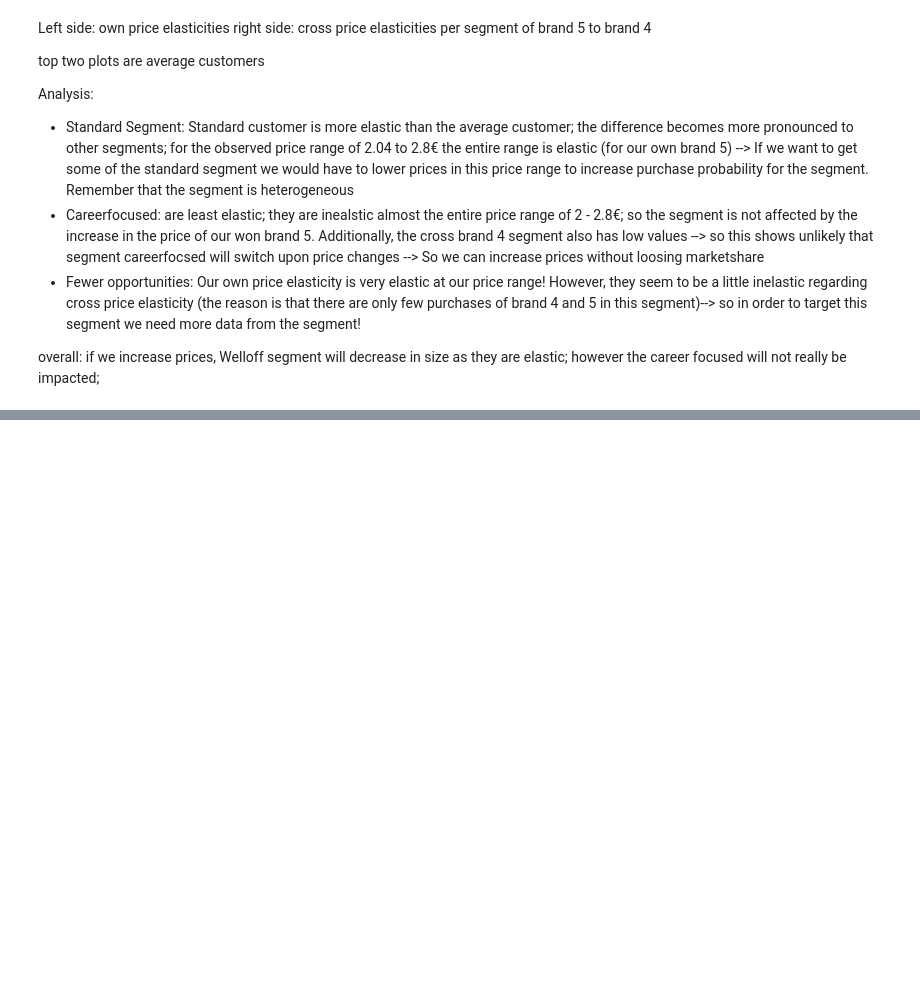
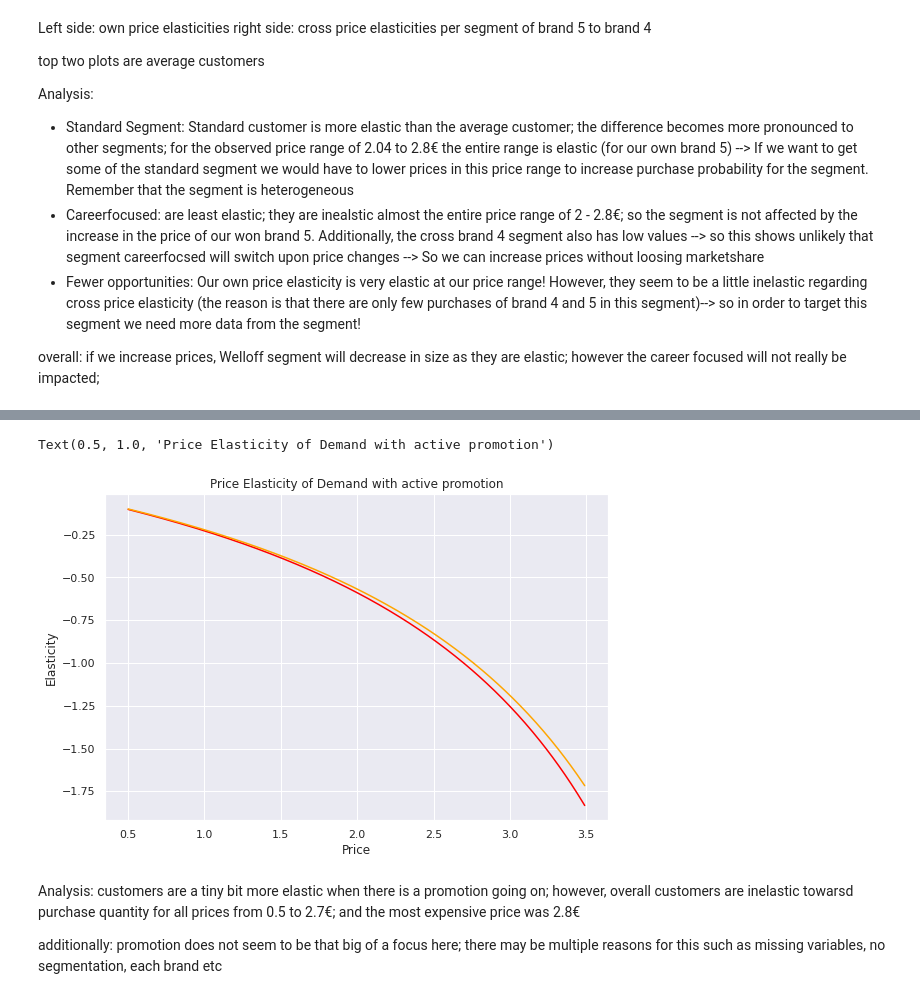
Before and after one commit to AngeloBarisano/customer_analysis_course, a Jupyter notebook: notebooks/Customer_analytics_predictive_analysis.ipynb, the cells around one changed output, grey strips where cells are left out. Cells and saved outputs as stored; diff of their text form; code cells hidden in the pictures; blank space fills up the shorter version.

```diff
--- a/notebooks/Customer_analytics_predictive_analysis.ipynb
+++ b/notebooks/Customer_analytics_predictive_analysis.ipynb
@@ -1515,0 +1669,16 @@ overall: if we increase prices, Welloff segment will decrease in size as they ar
+# %%
+# now calcualte the elasticity with inactive promotion
+# 2. promotion not active; so all instances get promotion == 0
+df_price_elasticity_quantity['Promotion_Incidence'] = 0
+# %%
+# beta_of_price
+beta_quantity = model_quantity.coef_[0]
+
+# price is in the price_range
+df_price_elasticity_quantity.Price_Incidence
+
+# Quantitiy_purchase is the predicted quantity (predict) using the df_price_elasticity_quantity
+pred_quantity = model_quantity.predict(df_price_elasticity_quantity)
+# %%
+# calculate elasticity of quantity
+price_elasticity_quantitiy_inactive_promotion = beta_quantity * price_range / pred_quantity
@@ -1515,0 +1703,14 @@ overall: if we increase prices, Welloff segment will decrease in size as they ar
+# %%
+plt.figure(figsize = (9, 6))
+plt.plot(price_range, price_elasticity_quantitiy_active_promotion, color = 'red')
+plt.plot(price_range, price_elasticity_quantitiy_inactive_promotion, color = 'orange')
+plt.xlabel("Price")
+plt.ylabel("Elasticity")
+plt.title("Price Elasticity of Demand with active promotion")
+# %% [output]
+Text(0.5, 1.0, 'Price Elasticity of Demand with active promotion')
+[figure, added]
+# %% [markdown]
+Analysis: customers are a tiny bit more elastic when there is a promotion going on; however, overall customers are inelastic towarsd purchase quantity for all prices from 0.5 to 2.7€; and the most expensive price was 2.8€
+
+additionally: promotion does not seem to be that big of a focus here; there may be multiple reasons for this such as missing variables, no segmentation, each brand etc
```
Also changed, not shown: parts of 52 cells of this notebook.
